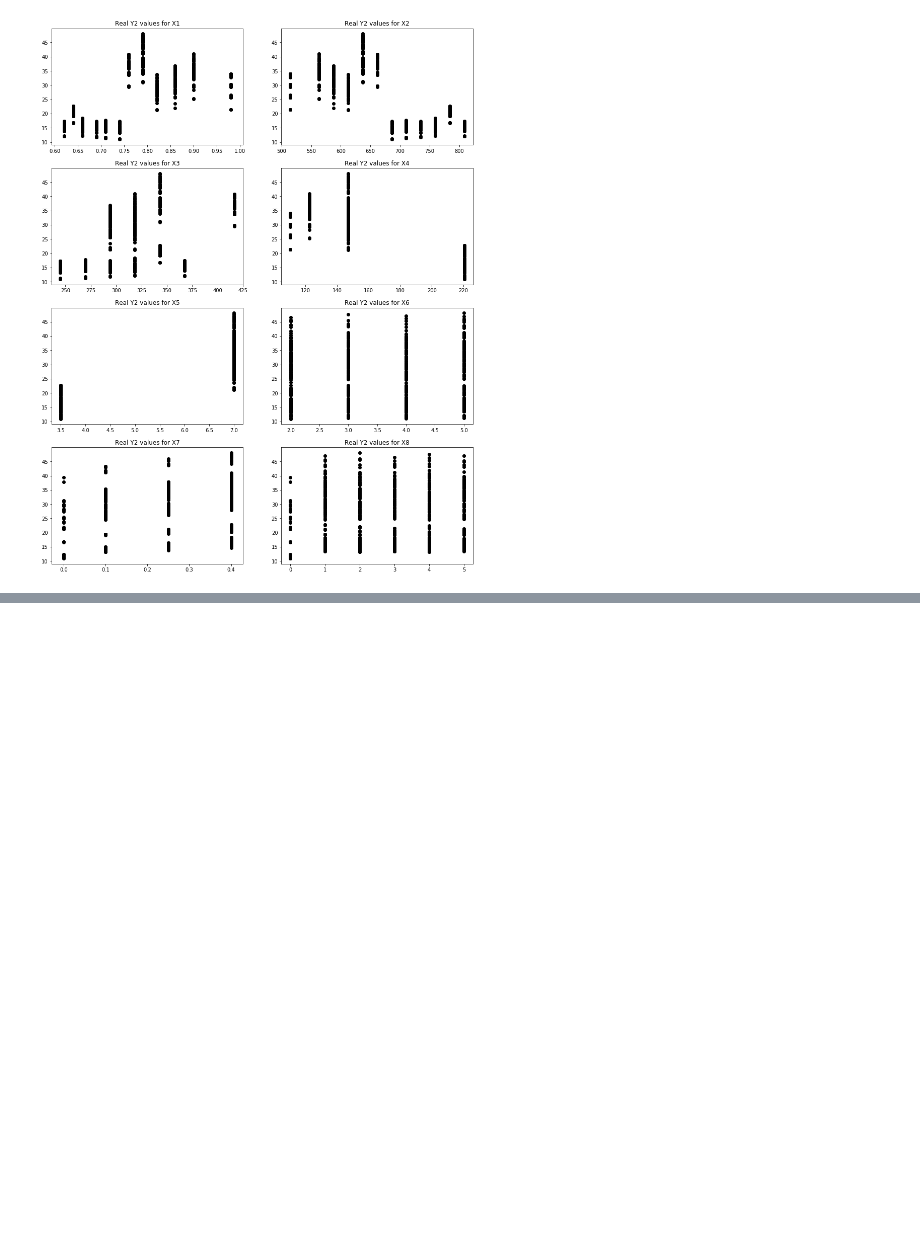
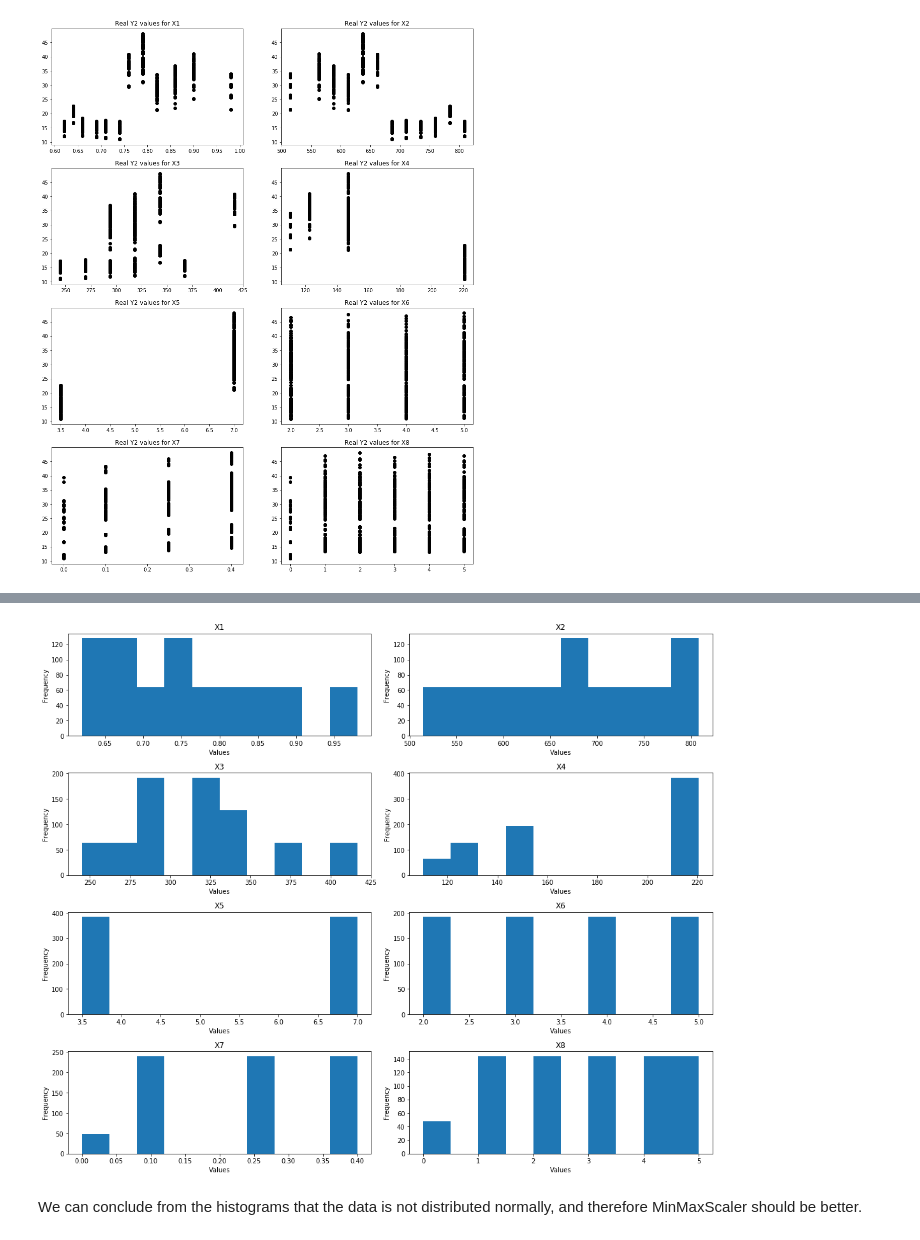
Before and after one commit to SamuelPavlik/CS5014Practical1, a Jupyter notebook: LinearRegression.ipynb, the cells around one changed output, grey strips where cells are left out. Drawn from its saved outputs; the diff is of its cells as text; code cells hidden in the pictures; blank space fills up the shorter version.

```diff
--- a/LinearRegression.ipynb
+++ b/LinearRegression.ipynb
@@ -196,0 +231,28 @@ plotCorr(X_test, y_test, X_test.columns, 1, y_predicts)
+# %%
+def plotHists(X, column_names):
+    # Plot outputs
+    num_of_features = X.shape[1]
+    height = num_of_features*3
+    plt.subplots(figsize=(15,height))
+    if type(X) == np.ndarray:
+        X_vals = X
+    else:
+        X_vals = X.values
+
+    index = 1
+    for col in range(0, num_of_features):
+        plt.subplot(num_of_features, 2, index).set_title(column_names[col])
+        plt.xlabel("Values")
+        plt.ylabel("Frequency")
+        plt.tight_layout()
+        # plt.hist(num_of_features, 2, index).set_title("Real Y" + str(res + 1) +
+        #                                          " values for " + column_names[col])
+        plt.hist(X_vals[:, col])
+        index+=1
+    plt.show()
+# %%
+plotHists(X, X.columns)
+# %% [output]
+[figure, added]
+# %% [markdown]
+We can conclude from the histograms that the data is not distributed normally, and therefore MinMaxScaler should be better.
```
Also changed, not shown: parts of 61 cells of this notebook, 1 other file.
